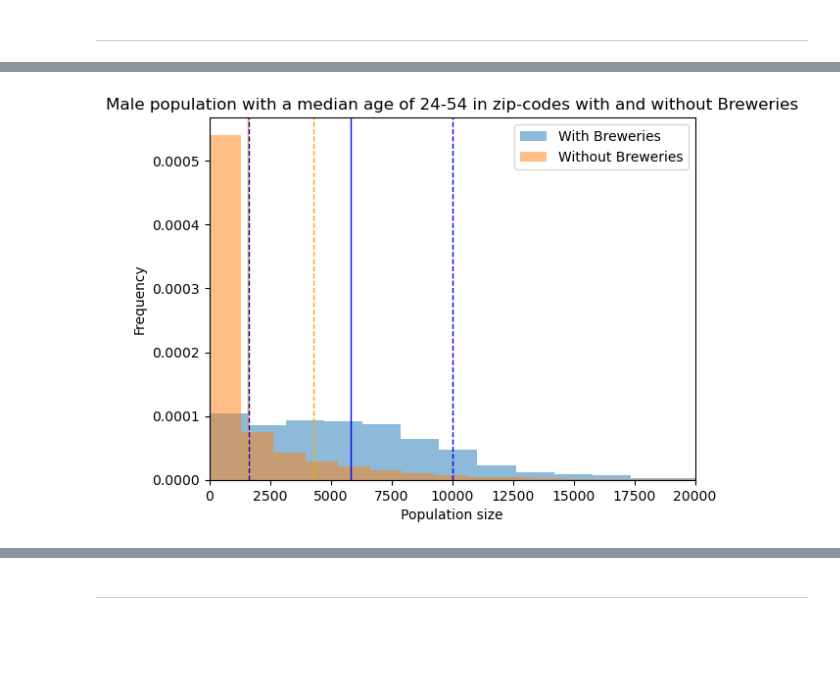
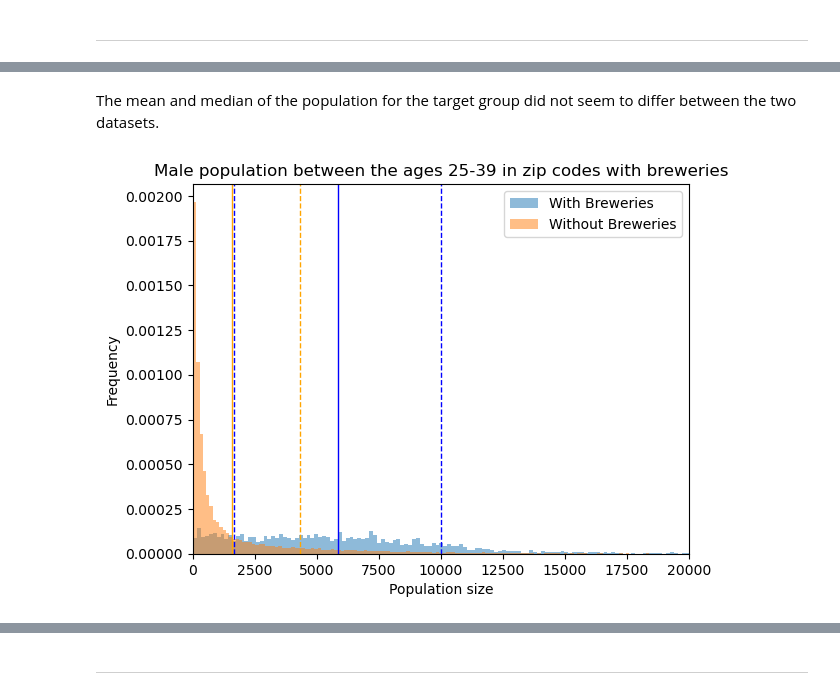
Before and after one commit to rpatel9877/project1, a Jupyter notebook: starter_folders/vicky_lasota/vicky_lasota.ipynb, the cells around one changed output, grey strips where cells are left out. Cells and saved outputs as stored; diff of their text form; code cells hidden in the pictures; blank space fills up the shorter version.

Commit message:
Vicky's t-test + histograms

```diff
--- a/starter_folders/vicky_lasota/vicky_lasota.ipynb
+++ b/starter_folders/vicky_lasota/vicky_lasota.ipynb
@@ -401,0 +383,8 @@ Cohen's d: 1.2022670101289425
+# %%
+# Drop rows in zip_breweries_micro dataframe where male_brew_age column value is empty
+zip_breweries_micro_males = zip_breweries.dropna(subset=['male_brew_age_%'])
+no_brew_zip_males = no_brew_zip.dropna(subset=['male_brew_age_%'])
+
+#show row count for the sets
+print("Zip codes with breweries: " + str(len(zip_breweries_micro_males)))
+print("Zip codes without breweries: " + str(len(no_brew_zip_males)))
@@ -402,21 +431,23 @@ Cohen's d: 1.2022670101289425
+# %% [markdown]
+The mean and median of the population for the target group did not seem to differ between the two datasets.
 # %%
- # plot a histogram showing the data comparing the two populations using small markers
-plt.hist(zip_breweries_micro_males['male_brew_age'], alpha=0.5, label='With Breweries', bins=20, density=True)
-plt.hist(no_brew_zip_males['male_brew_age'], alpha=0.5, label='Without Breweries', bins=20, density=True)
+# plot a histogram showing the data comparing the two populations 'male_brew_age' using small markers
+plt.hist(zip_breweries_micro_males['male_brew_age'], alpha=0.5, label='With Breweries', bins=200, density=True)
+plt.hist(no_brew_zip_males['male_brew_age'], alpha=0.5, label='Without Breweries', bins=200, density=True)
 plt.axvline(zip_breweries_micro_males['male_brew_age'].mean(), color='blue', linestyle='solid', linewidth=1)
 plt.axvline(no_brew_zip_males['male_brew_age'].mean(), color='orange', linestyle='solid', linewidth=1)
 plt.axvline(zip_breweries_micro_males['male_brew_age'].mean() + zip_breweries_micro_males['male_brew_age'].std(), color='blue', linestyle='dashed', linewidth=1)
 plt.axvline(no_brew_zip_males['male_brew_age'].mean() + no_brew_zip_males['male_brew_age'].std(), color='orange', linestyle='dashed', linewidth=1)
 plt.axvline(zip_breweries_micro_males['male_brew_age'].mean() - zip_breweries_micro_males['male_brew_age'].std(), color='blue', linestyle='dashed', linewidth=1)
 plt.axvline(no_brew_zip_males['male_brew_age'].mean() - no_brew_zip_males['male_brew_age'].std(), color='orange', linestyle='dashed', linewidth=1)
-plt.title('Male population with a median age of 24-54 in zip-codes with and without Breweries')
+plt.title('Male population between the ages 25-39 in zip codes with breweries')
 plt.xlabel('Population size')
 plt.ylabel('Frequency')
 
-#limit x axis to 0 to 20000
+# limit x axis to 0 to 3000
 plt.xlim(0, 20000)
 
 plt.legend()
 plt.show()
 # %% [output]
-[figure, old version]
+[figure, new version]
```
Also changed, not shown: parts of 49 cells of this notebook, 3 other files.
